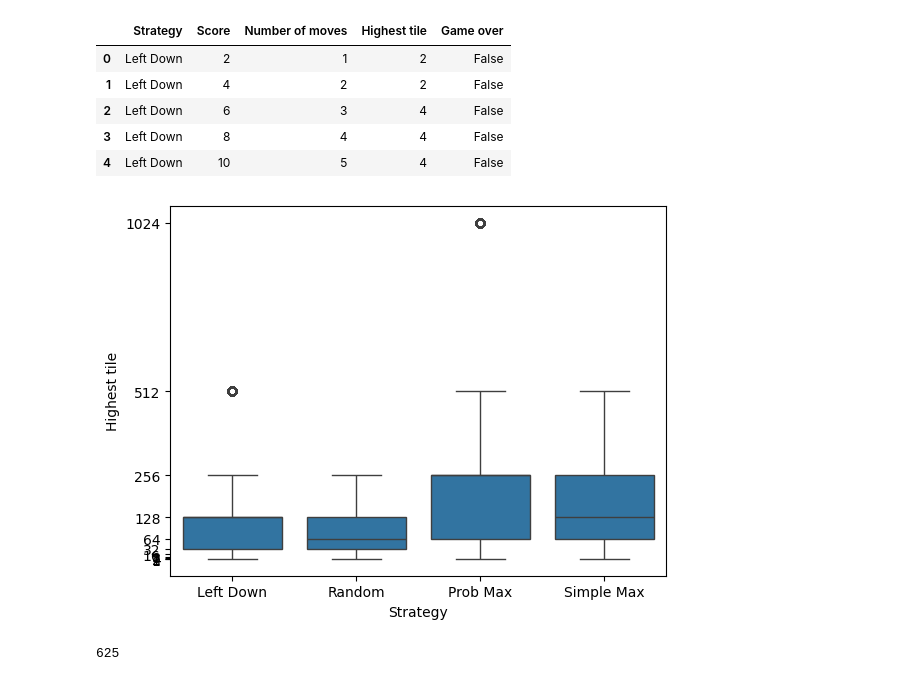
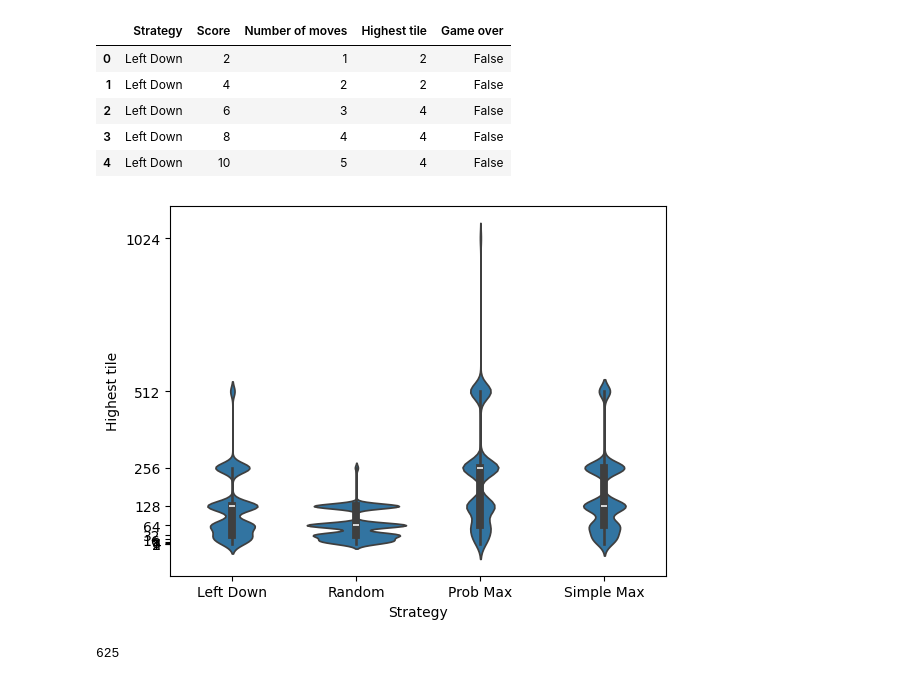
Before and after one commit to TomWartm/game_2048, a Jupyter notebook: analysis.ipynb, the cells around one changed output. Saved outputs shown, nothing was run; the diff lists cells and outputs as text; code cells hidden in the pictures.

```diff
--- a/analysis.ipynb
+++ b/analysis.ipynb
@@ -16,12 +16,12 @@ df.head()
 | 3 | Left Down | 8 | 4 | 4 | False |
 | 4 | Left Down | 10 | 5 | 4 | False |
 # %%
-sns.boxplot(x='Strategy', y='Highest tile', data=df)
+sns.violinplot(x='Strategy', y='Highest tile', data=df)
 plt.yticks(np.logspace(0, np.log2(df['Highest tile'].max()), base=2, num=int(np.log2(df['Highest tile'].max())) + 1))
-
+plt.savefig('img/game_strategy.png')
 plt.show()
 # %% [output]
-[figure, old version]
+[figure, new version]
 # %%
 max(df['Number of moves'])
 # %% [output]
```
Also changed, not shown: 5 other files.
